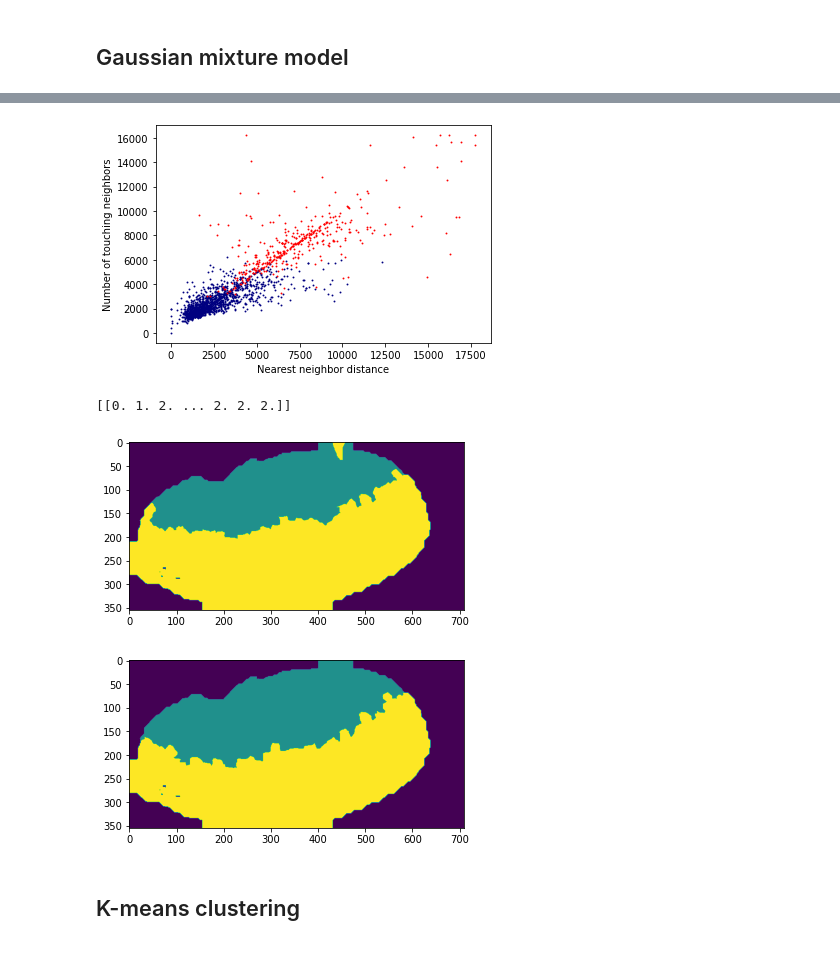
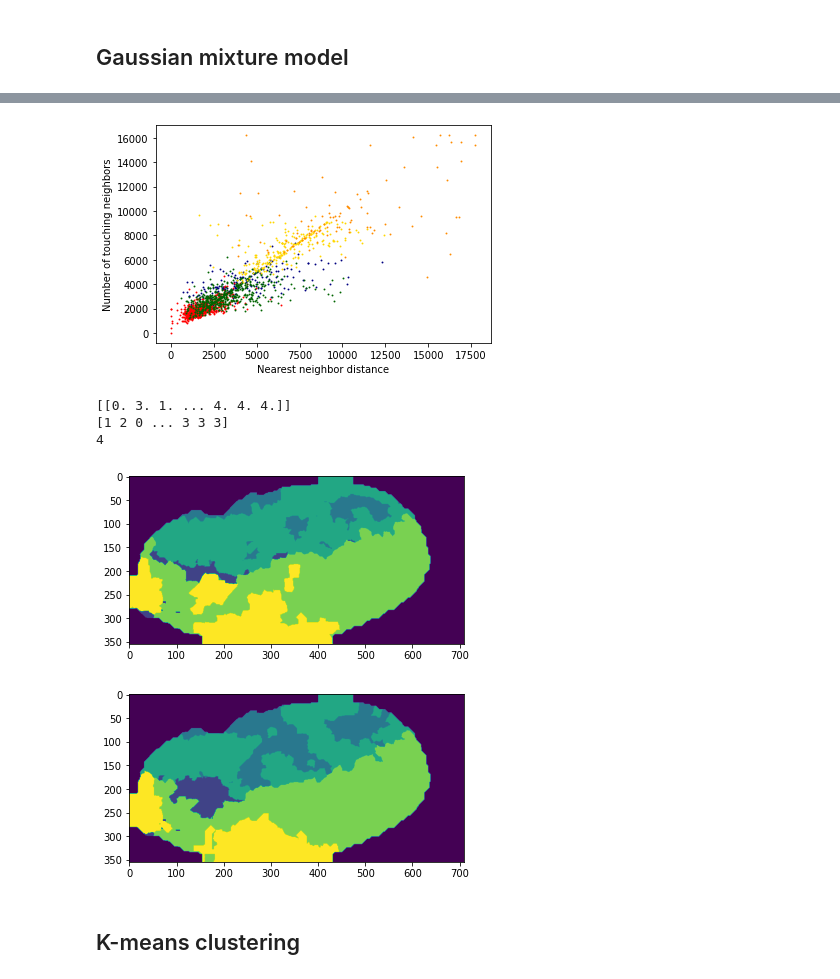
Before and after one commit to haesleinhuepf/beetlesafari, a Jupyter notebook: demo/clustering.ipynb, the cells around one changed output, grey strips where cells are left out. Drawn from its saved outputs; the diff is of its cells as text; code cells hidden in the pictures.

```diff
--- a/demo/clustering.ipynb
+++ b/demo/clustering.ipynb
@@ -169,7 +223,7 @@ show(tnc_map, title="local median neighbor count", use_napari=True)
 ## Measure size
 # %%
 print(cle.maximum_of_all_pixels(cells))
-regionprops = cle.statistics_of_background_and_labelled_pixels(resampled, cells)
+regionprops = cle.statistics_of_background_and_labelled_pixels(input_image, cells)
 print(len(regionprops))
 # %% [output]
 1784.0
@@ -202,0 +259,9 @@ show(intensity_map, title="intensity", use_napari=True)
+# %%
+standard_deviation_intensity = cle.push_zyx(np.asarray([[r.standard_deviation_intensity for r in regionprops]]))
+
+# ignore background
+cle.set_column(intensity, 0, 0)
+
+print(intensity)
+intensity_map = cle.replace_intensities(cells, standard_deviation_intensity)
+show(intensity_map, title="intensity", use_napari=True)
@@ -263,13 +331,16 @@ plt.show()
 # %% [markdown]
 # Clustering
 # %%
-num_classes = 2
+num_classes = 5
 
 raw_data = [
     size,
     intensity,
+    standard_deviation_intensity,
     major_axis_length,
+    minor_axis_length,
     touching_neighbor_count,
+    displacement_vector,
     cle.average_distance_of_n_closest_points(distance_matrix, n=1),
     cle.average_distance_of_n_closest_points(distance_matrix, n=2),
     cle.average_distance_of_n_closest_points(distance_matrix, n=3),
@@ -286,7 +357,7 @@ neighborhoods = [touch_matrix, neighbors_of_neighbors, neighbors_of_neighbors_of
 preproc_data = []
 
 for element in raw_data:
-    print(element[0].size)
+    #print(element[0].size)
     preproc_data.append(element[0])
 
     for neighborhood in neighborhoods:
@@ -326,3 +384,20 @@ print(data.shape)
+# %%
+def show_prediction(cells, prediction, name = "", use_napari=True):
+    predicition_vector = cle.push_zyx(np.asarray([prediction]) + 1)
+
+    # set background to 0
+    cle.set_column(predicition_vector, 0, 0)
+    print(predicition_vector)
+
+    print(prediction)
+    print(np.max(prediction))
+
+    prediction_map = cle.replace_intensities(cells, predicition_vector)
+    show(prediction_map, title="prediction " + name, use_napari=use_napari)
+
+    mode_prediction = cle.mode_of_touching_neighbors(predicition_vector, neighbors_of_neighbors)
+    prediction_map = cle.replace_intensities(cells, mode_prediction)
+    show(prediction_map, title="prediction" + name, use_napari=use_napari)
 # %% [markdown]
 ## Gaussian mixture model
 # %%
@@ -337,39 +412,26 @@ GaussianMixture(n_components=2)
 # %%
 # inspired by https://scikit-learn.org/stable/auto_examples/mixture/plot_gmm.html#sphx-glr-auto-examples-mixture-plot-gmm-py
 color_iter = ['navy', 'red', 'darkgreen', 'gold', 'darkorange']
 
-prediction = clf.predict(data)
+gmm_prediction = clf.predict(data)
 
 for i in range(clf.n_components):
     #splot = plt.subplot(2, 1, 1 + index)
     color = color_iter[i]
-    plt.scatter(data[prediction == i, 0], data[prediction == i, 1], .8, color=color)
+    plt.scatter(data[gmm_prediction == i, 0], data[gmm_prediction == i, 1], .8, color=color)
 
 plt.xlabel("Nearest neighbor distance")
 plt.ylabel("Number of touching neighbors")
 plt.show()
+
+show_prediction(cells, gmm_prediction, "Gaussian Mixture")
 # %% [output]
-[figure, old version]
+[figure, new version]
+[[0. 3. 1. ... 4. 4. 4.]]
+[1 2 0 ... 3 3 3]
+4
+[figure, added]
+[figure, added]
-# %%
-predicition_vector = cle.push_zyx(np.asarray([prediction]) + 1)
-
-# set background to 0
-cle.set_column(predicition_vector, 0, 0)
-print(predicition_vector)
-
-prediction_map = cle.replace_intensities(cells, predicition_vector)
-show(prediction_map, title="prediction", use_napari=True)
-# %% [output]
-[[0. 1. 2. ... 2. 2. 2.]]
-[figure, removed]
-# %%
-mode_prediction = cle.mode_of_touching_neighbors(predicition_vector, neighbors_of_neighbors)
-
-
-prediction_map = cle.replace_intensities(cells, mode_prediction)
-show(prediction_map, title="mode prediction", use_napari=True)
-# %% [output]
-[figure, removed]
 # %% [markdown]
 ## K-means clustering
 # %%
```
Also changed, not shown: parts of 29 cells of this notebook.
